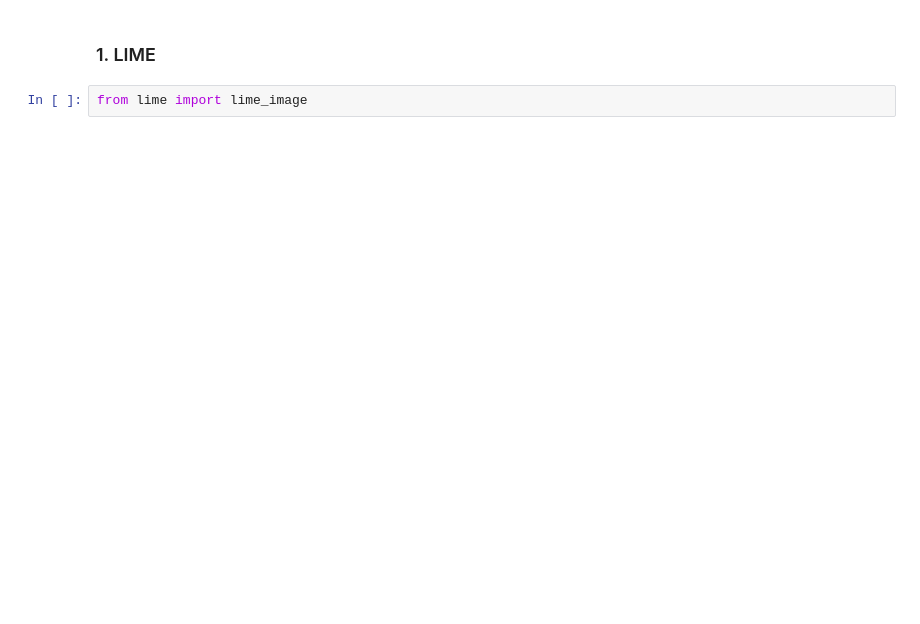
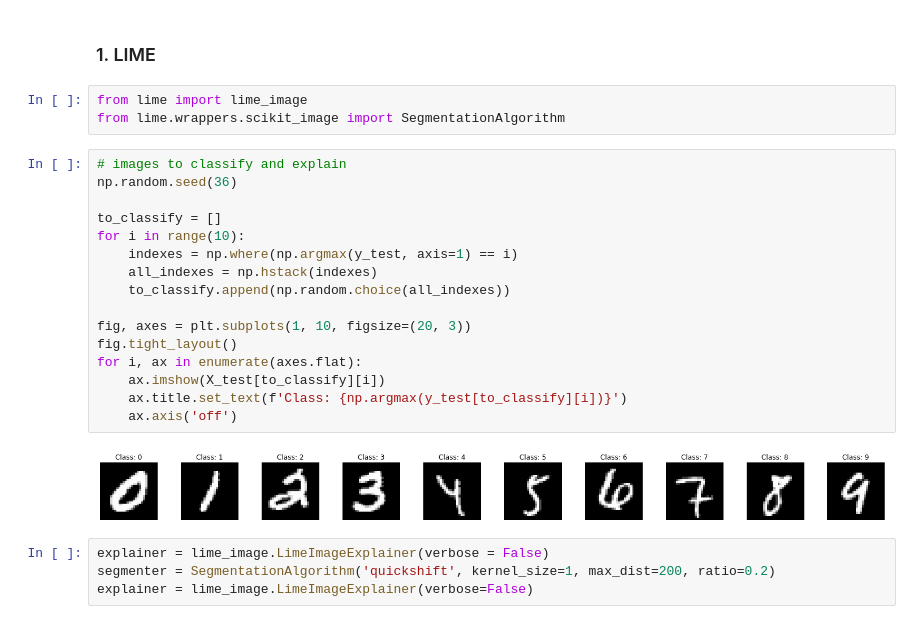
Before and after one commit to medso0018/ExplainML, a Jupyter notebook: notebooks/image.ipynb, the cells around one changed output. Drawn from its saved outputs; the diff is of its cells as text; blank space fills up the shorter version.

```diff
--- a/notebooks/image.ipynb
+++ b/notebooks/image.ipynb
@@ -108,4 +110,27 @@ Test accuracy:   0.9835000038146973
 ### 1. LIME
 # %%
 from lime import lime_image
+from lime.wrappers.scikit_image import SegmentationAlgorithm
+# %%
+# images to classify and explain
+np.random.seed(36)
+
+to_classify = []
+for i in range(10):
+    indexes = np.where(np.argmax(y_test, axis=1) == i)
+    all_indexes = np.hstack(indexes)
+    to_classify.append(np.random.choice(all_indexes))
+
+fig, axes = plt.subplots(1, 10, figsize=(20, 3))
+fig.tight_layout()
+for i, ax in enumerate(axes.flat):
+    ax.imshow(X_test[to_classify][i])
+    ax.title.set_text(f'Class: {np.argmax(y_test[to_classify][i])}')
+    ax.axis('off')
+# %% [output]
+[figure, added]
+# %%
+explainer = lime_image.LimeImageExplainer(verbose = False)
+segmenter = SegmentationAlgorithm('quickshift', kernel_size=1, max_dist=200, ratio=0.2)
+explainer = lime_image.LimeImageExplainer(verbose=False)
 # %%
```
Also changed, not shown: parts of 8 cells of this notebook.
